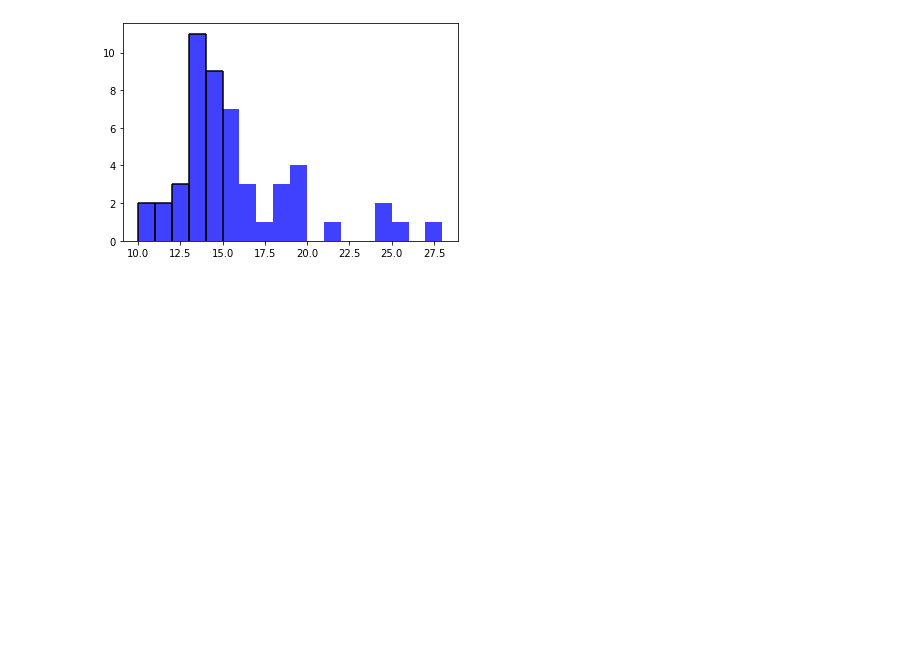
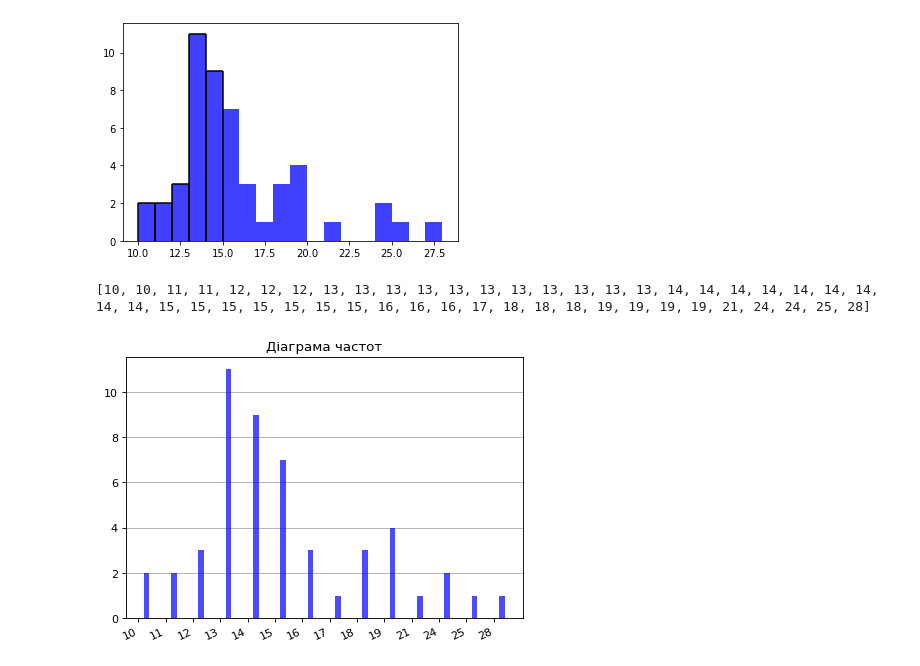
Before and after one commit to KhrystynaMarusenko/MS, a Jupyter notebook: Untitled1.ipynb, the cells around one changed output. Cells and saved outputs as stored; diff of their text form; code cells hidden in the pictures; blank space fills up the shorter version.

```diff
--- a/Untitled1.ipynb
+++ b/Untitled1.ipynb
@@ -254,3 +260,58 @@ m:    2    2    3   11    9
     11.0  12.0  13.0  14.0  15.0
 w:  0.04  0.04  0.06  0.22  0.18
 [figure]
+# %%
+import pandas as pd
+from scipy import stats as st
+from matplotlib import pyplot as plt
+from random import*
+import math
+from collections import Counter
+import numpy as np
+
+import matplotlib as mpl
+import matplotlib.pyplot as plt
+import matplotlib.dates as mdates
+import datetime as dt
+import csv
+
+start=10;
+finish=28;
+a=[13,14,15,13,13,13,13,13,21,13,18,18,18,13,19,14,10,14,
+   10,11,11,12,12,12,13,28,13,25,14,14,24,14,24,15,15,16,
+   16,17,14,14,19,19,15,15,15,15,13,14,16,19]
+
+a.sort()
+print(a,'\n')
+
+freq_table=dict()
+freq_table=Counter(a)
+
+x_axis=np.array(list(freq_table.keys()))
+y_axis=np.array(list(freq_table.values()))
+w_axis = []
+
+data_names = x_axis
+data_values = y_axis
+
+dpi = 80
+fig = plt.figure(dpi = dpi, figsize = (512 / dpi, 384 / dpi) )
+mpl.rcParams.update({'font.size': 10})
+
+plt.title('Діаграма частот')
+
+ax = plt.axes()
+ax.yaxis.grid(True, zorder = 1)
+
+xs = range(len(data_names))
+
+
+plt.bar([x + 0.3 for x in xs], data_values,
+        width = 0.2, color = 'blue', alpha = 0.7,
+        zorder = 2)
+plt.xticks(xs, data_names)
+
+fig.autofmt_xdate(rotation = 25)
+# %% [output]
+[10, 10, 11, 11, 12, 12, 12, 13, 13, 13, 13, 13, 13, 13, 13, 13, 13, 13, 14, 14, 14, 14, 14, 14, 14, 14, 14, 15, 15, 15, 15, 15, 15, 15, 16, 16, 16, 17, 18, 18, 18, 19, 19, 19, 19, 21, 24, 24, 25, 28]
+[figure, added]
```
Also changed, not shown: parts of 1 cell of this notebook.
